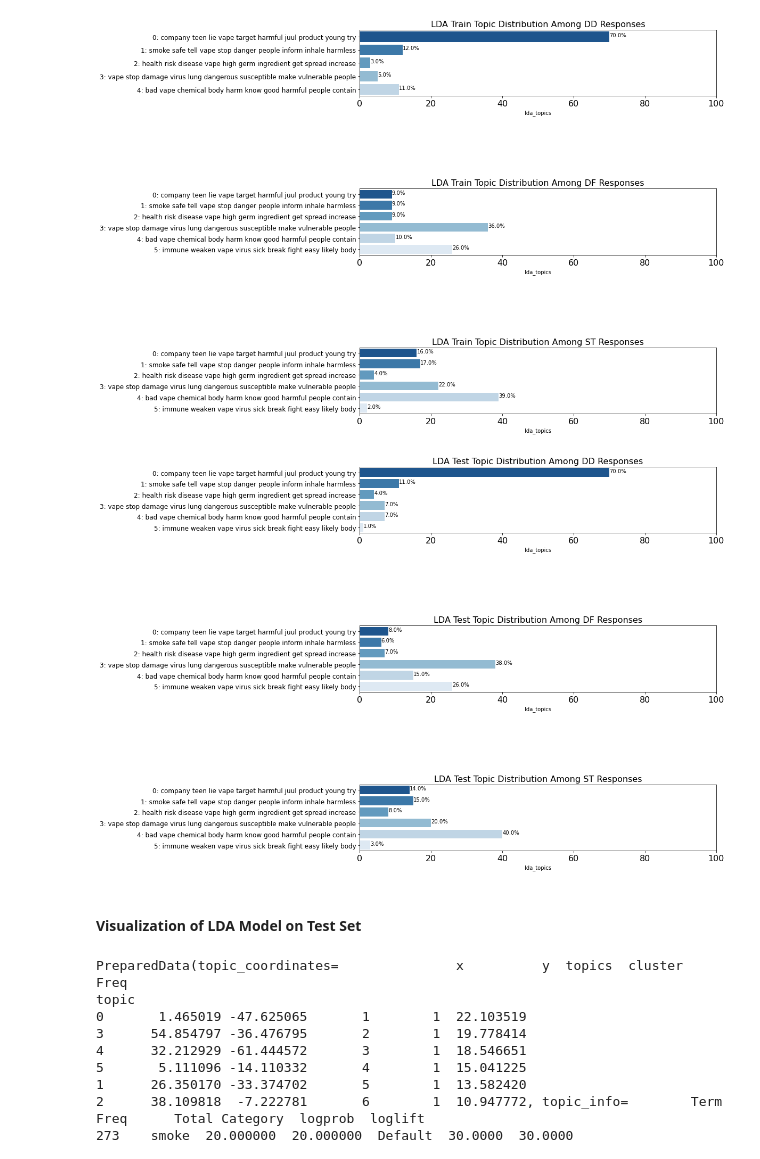
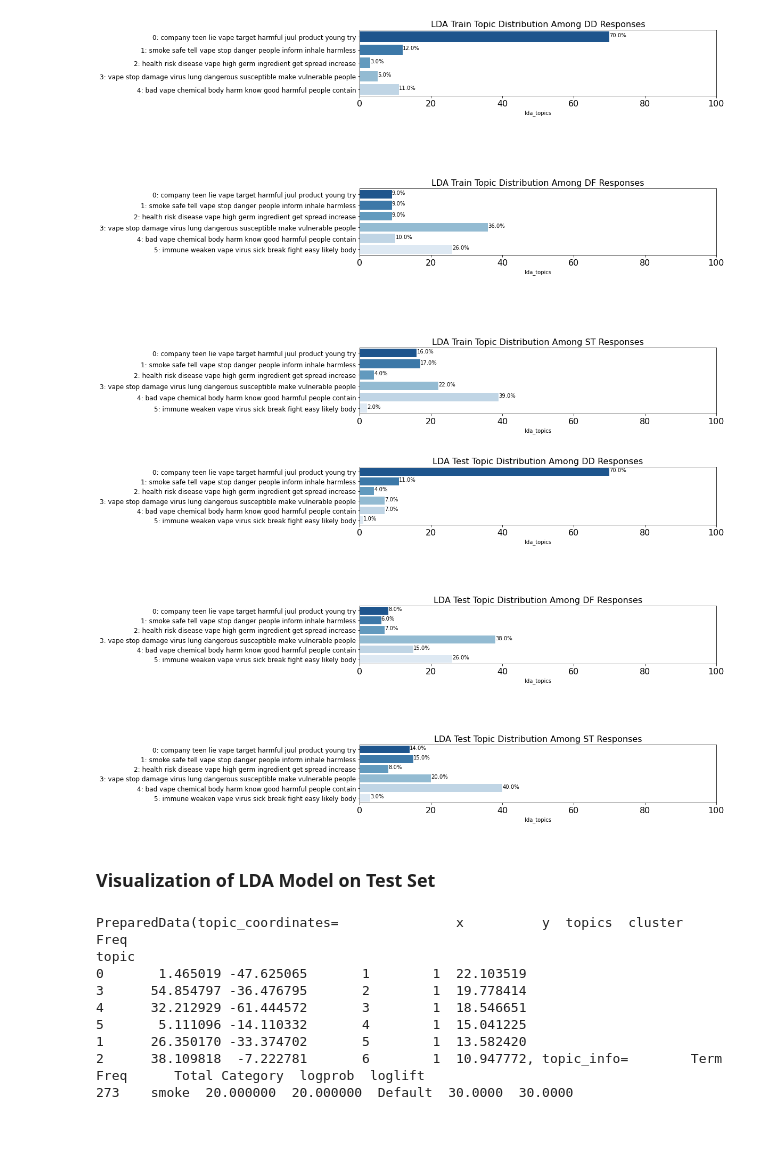
Before and after one commit to rrmahr/TextBased_AdFeedback_TopicModeling, a Jupyter notebook: a_Notebooks/d_Modeling.ipynb, the cells around one changed output. Saved outputs shown, nothing was run; the diff lists cells and outputs as text; code cells hidden in the pictures; blank space fills up the shorter version.

```diff
--- a/a_Notebooks/d_Modeling.ipynb
+++ b/a_Notebooks/d_Modeling.ipynb
@@ -173,23 +167,23 @@ df_test['lda_topics'] = df_test['lda_topics'].map(message_remap)
 # %%
 #View topic distributions - LDA Test
-plt.figure(figsize=(12,16))
+plt.figure(figsize=(12,14))
 
 #DD
 plt.subplot(6,1,1)
 topic_bars(df_test,'DD','lda_topics','LDA Test')
 
 #DF
 plt.subplot(6,1,3)
 topic_bars(df_test,'DF','lda_topics','LDA Test')
 
 #ST
 plt.subplot(6,1,5)
 topic_bars(df_test,'ST','lda_topics','LDA Test')
 plt.show()
 # %% [output]
-[figure, old version]
+[figure, new version]
 # %% [markdown]
-#### Visualization of LDA Model on Test Set
+### Visualization of LDA Model on Test Set
 # %%
 #Instantiate vectorizer just to be used in LDA visualization
 tfidf_vectorizer = TfidfVectorizer(max_df=0.95, min_df=2, use_idf=True)
```
Also changed, not shown: parts of 24 cells of this notebook.
